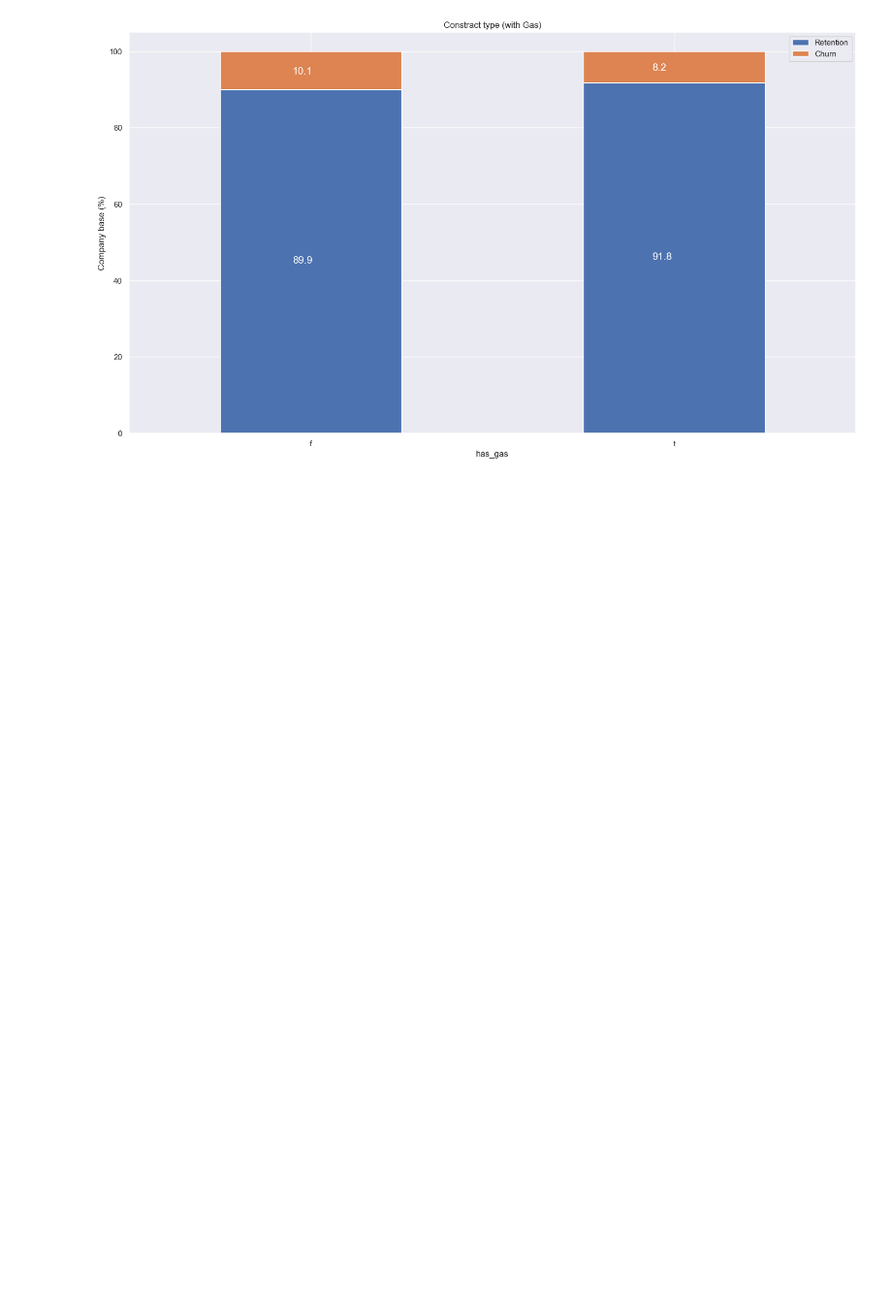
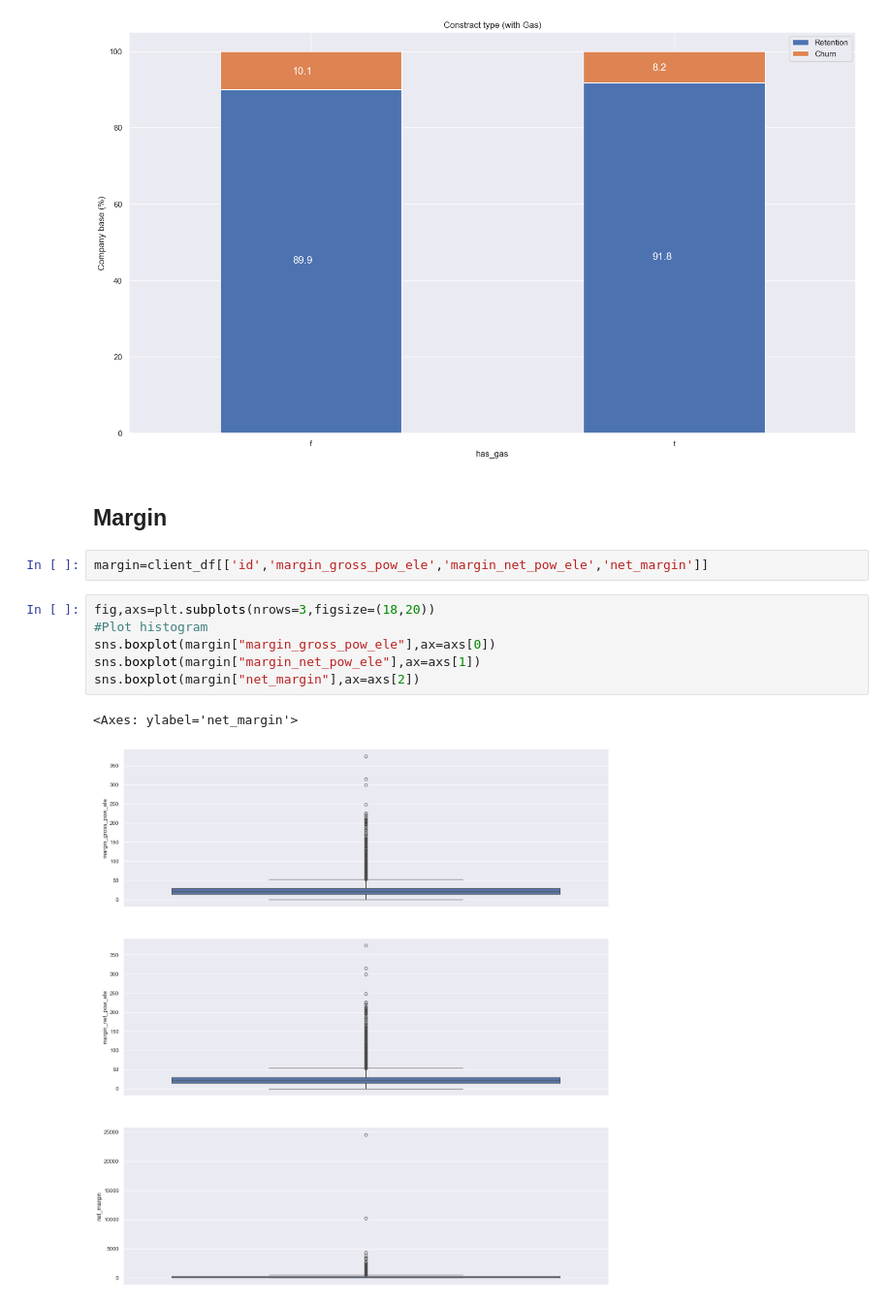
Before and after one commit to abuhmhai/BCGX-Intern, a Jupyter notebook: Task 2 EDA/Task 2 - Exploratory Data Analysis_starter.ipynb, the cells around one changed output. Shown at 97% size. Drawn from its saved outputs; the diff is of its cells as text; blank space fills up the shorter version.

```diff
--- a/Task 2 EDA/Task 2 - Exploratory Data Analysis_starter.ipynb
+++ b/Task 2 EDA/Task 2 - Exploratory Data Analysis_starter.ipynb
@@ -357,3 +357,16 @@ contract_percentage=(contract.div(contract.sum(axis=1),axis=0)*100).sort_values(
 plot_stacked_bars(contract_percentage,'Constract type (with Gas)')
 # %% [output]
 [figure]
+# %% [markdown]
+## Margin
+# %%
+margin=client_df[['id','margin_gross_pow_ele','margin_net_pow_ele','net_margin']]
+# %%
+fig,axs=plt.subplots(nrows=3,figsize=(18,20))
+#Plot histogram
+sns.boxplot(margin["margin_gross_pow_ele"],ax=axs[0])
+sns.boxplot(margin["margin_net_pow_ele"],ax=axs[1])
+sns.boxplot(margin["net_margin"],ax=axs[2])
+# %% [output]
+<Axes: ylabel='net_margin'>
+[figure, added]
```
